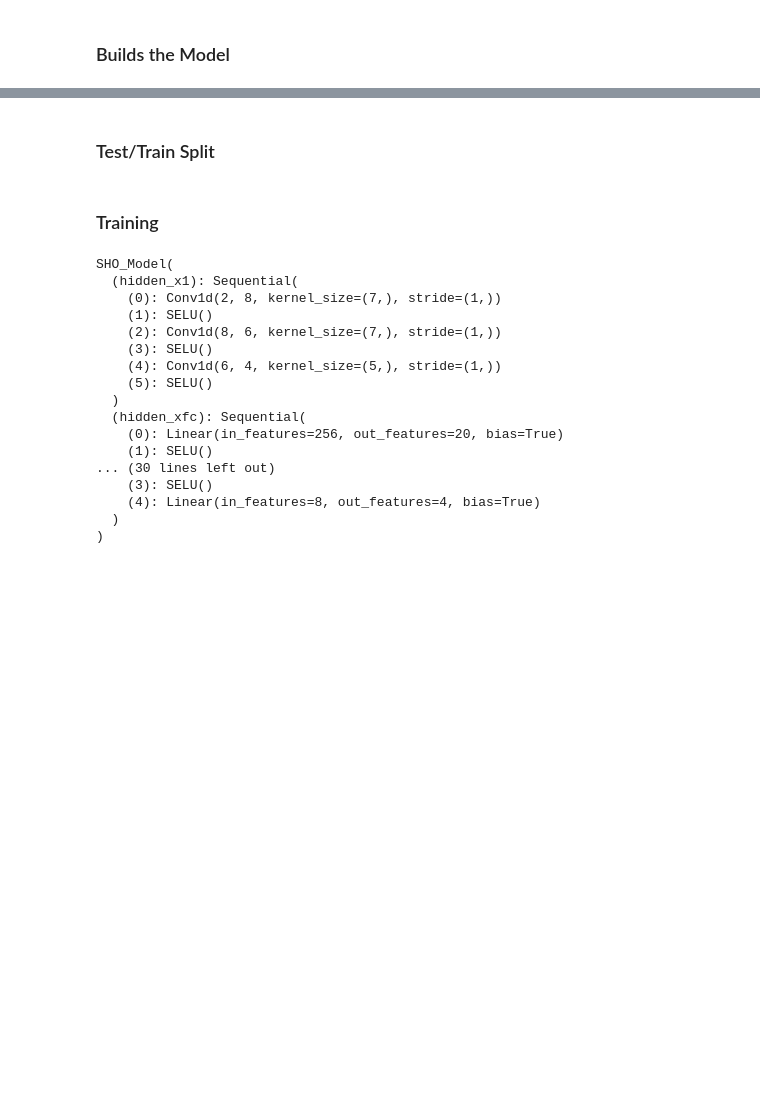
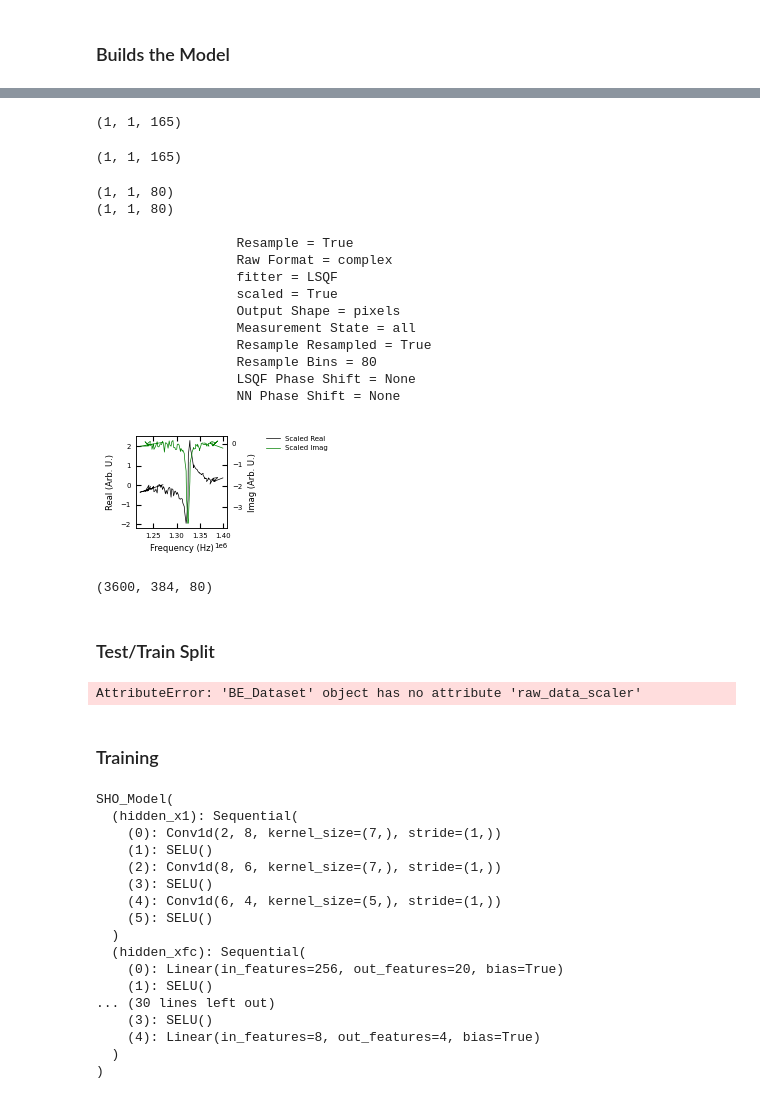
Before and after one commit to m3-learning/m3_learning_old, a Jupyter notebook: m3_learning/papers/2023_Rapid_Fitting/3_Pytorch_SHO_Fitter.ipynb, the cells around one changed output, grey strips where cells are left out. Saved outputs shown, nothing was run; the diff lists cells and outputs as text; code cells hidden in the pictures; blank space fills up the shorter version.

```diff
--- a/m3_learning/papers/2023_Rapid_Fitting/3_Pytorch_SHO_Fitter.ipynb
+++ b/m3_learning/papers/2023_Rapid_Fitting/3_Pytorch_SHO_Fitter.ipynb
@@ -120,16 +116,14 @@ class BE_Dataset:
         for key, value in kwargs.items():
             setattr(self, key, value)
 
-        try:
-            self.set_preprocessing()
-        except:
-            pass
+        # make only run if SHO exist
+        self.set_preprocessing()
 
     def set_preprocessing(self):
         self.set_raw_data()
         self.set_raw_data_resampler()
         self.set_SHO_LSQF()
-        self.raw_data_scaler = self.Raw_Data_Scaler(self.raw_data)
+        self.raw_data_scaler = self.Raw_Data_Scaler(self.raw_data())
 
     def print_be_tree(self):
         """Utility file to print the Tree of a BE Dataset
@@ -530,9 +524,11 @@ class BE_Dataset:
                 if self.resampled:
                     data = self.raw_data_resampled(
                         pixel=pixel, voltage_step=voltage_step)
+                    bins = self.resample_bins
                 else:
                     data = self.raw_data(
                         pixel=pixel, voltage_step=voltage_step)
+                    bins = self.frequency_bin
             else:
 
                 params_shape = fit_results.shape
@@ -566,7 +562,7 @@ class BE_Dataset:
                 # computes the scaler on the raw data
                 if self.scaled:
                     data = self.raw_data_scaler.transform(
-                        data.reshape(-1, self.voltage_steps)).reshape(data_shape)
+                        data.reshape(-1, bins)).reshape(data_shape)
                 data = [np.real(data), np.imag(data)]
             elif self.raw_format == "magnitude spectrum":
                 data = [np.abs(data), np.angle(data)]
@@ -608,16 +604,17 @@ class BE_Dataset:
 
         def __init__(self, raw_data):
             self.raw_data = raw_data
+            self.fit()
 
         def fit(self):
-            data = self.raw_data()
+            data = self.raw_data
             real = np.real(data)
             imag = np.imag(data)
             self.real_scaler = global_scaler()
             self.imag_scaler = global_scaler()
 
             self.real_scaler.fit(real)
-            self.imag_scaler.fit(real)
+            self.imag_scaler.fit(imag)
 
         def transform(self, data):
             real = np.real(data)
@@ -739,2 +1371,40 @@ SHO_nn = SHO_Model(dataset)
+# %%
+dataset.raw_spectra(pixel = 100, voltage_step = 120)[0].shape
+# %% [output]
+(1, 1, 165)
+(1, 1, 165)
+# %%
+BE_viz = Viz(dataset, printing, verbose=True)
+
+
+state = {'fitter' : 'LSQF',
+             'resampled' : True,
+             'scaled' : True,
+             "label": "Scaled"}
+
+BE_viz.nn_checker(state)
+# %% [output]
+(1, 1, 80)
+(1, 1, 80)
+
+                  Resample = True
+                  Raw Format = complex
+                  fitter = LSQF
+                  scaled = True
+                  Output Shape = pixels
+                  Measurement State = all
+                  Resample Resampled = True
+                  Resample Bins = 80
+                  LSQF Phase Shift = None
+                  NN Phase Shift = None
+[figure, added]
+# %%
+
+
+BE_viz.set_attributes(**state)
+
+dataset.raw_spectra()[0].shape
+# %% [output]
+(3600, 384, 80)
 # %% [markdown]
 ### Test/Train Split
@@ -741,3 +1417,13 @@ SHO_nn = SHO_Model(dataset)
+# %%
+state = {'fitter' : 'LSQF',
+             'resampled' : True,
+             'scaled' : True,}
+
+BE_viz.set_attributes(**state)
+
+dataset.raw_spectra()[0].shape
+# %% [output]
+AttributeError: 'BE_Dataset' object has no attribute 'raw_data_scaler'
 # %%
 # builds the test train split for the data
 data_train, data_test, params_train, params_test = train_test_split(
```
Also changed, not shown: parts of 18 cells of this notebook, 3 other files.
